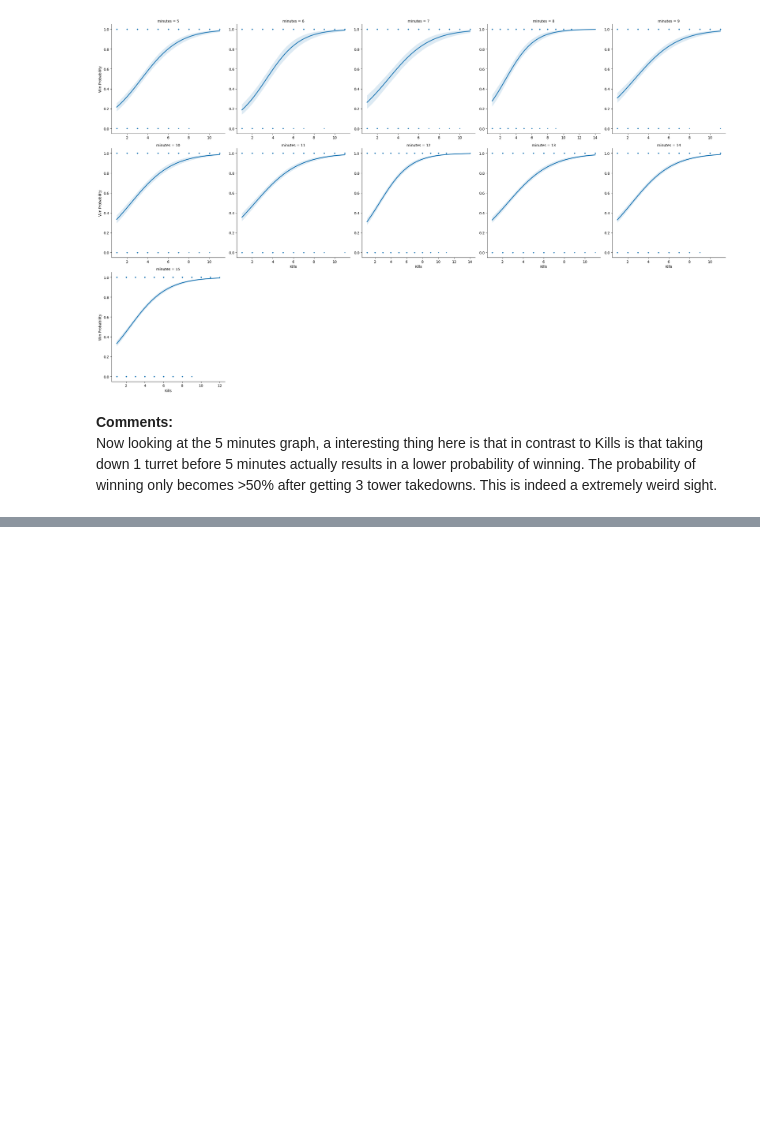
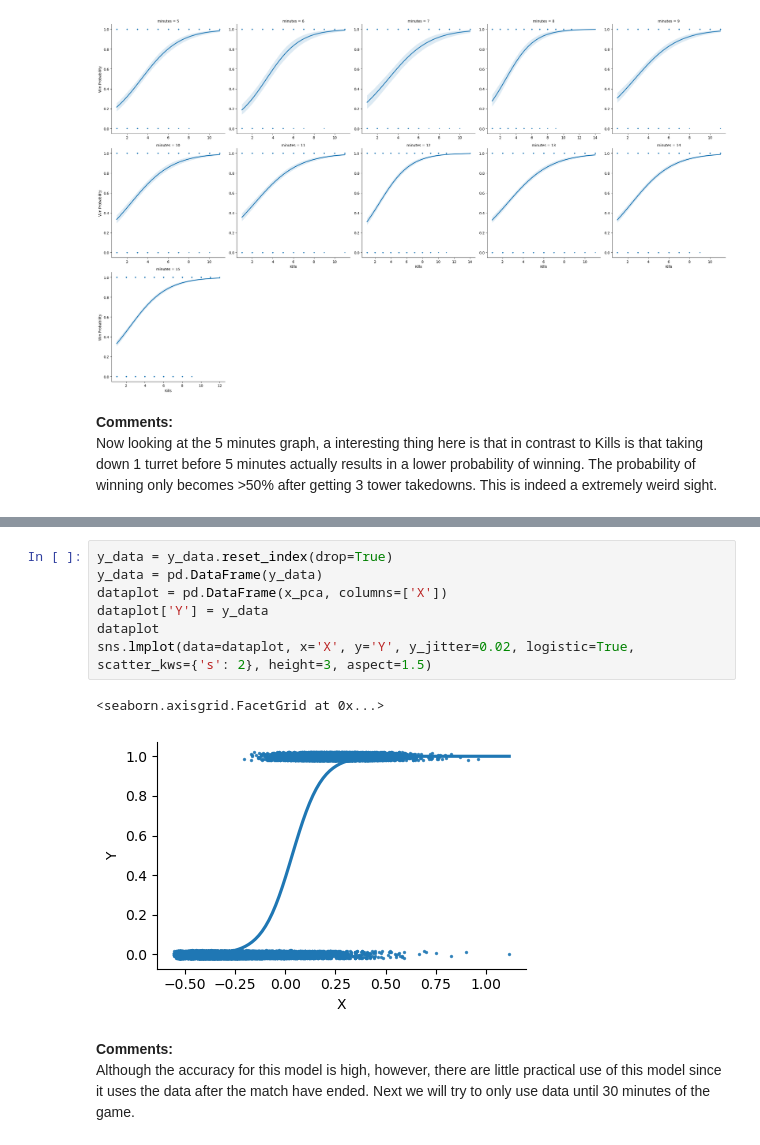
Before and after one commit to oscarqjh/NTU_SC1015_Project, a Jupyter notebook: LogisticRegression.ipynb, the cells around one changed output, grey strips where cells are left out. Saved outputs shown, nothing was run; the diff lists cells and outputs as text; blank space fills up the shorter version.

```diff
--- a/LogisticRegression.ipynb
+++ b/LogisticRegression.ipynb
@@ -350,0 +543,13 @@ Continue in `Champions_Analysis.ipynb`
+# %%
+y_data = y_data.reset_index(drop=True)
+y_data = pd.DataFrame(y_data)
+dataplot = pd.DataFrame(x_pca, columns=['X'])
+dataplot['Y'] = y_data
+dataplot
+sns.lmplot(data=dataplot, x='X', y='Y', y_jitter=0.02, logistic=True, scatter_kws={'s': 2}, height=3, aspect=1.5)
+# %% [output]
+<seaborn.axisgrid.FacetGrid at 0x...>
+[figure, added]
+# %% [markdown]
+**Comments:**
+Although the accuracy for this model is high, however, there are little practical use of this model since it uses the data after the match have ended. Next we will try to only use data until 30 minutes of the game.
```
Also changed, not shown: parts of 30 cells of this notebook.
